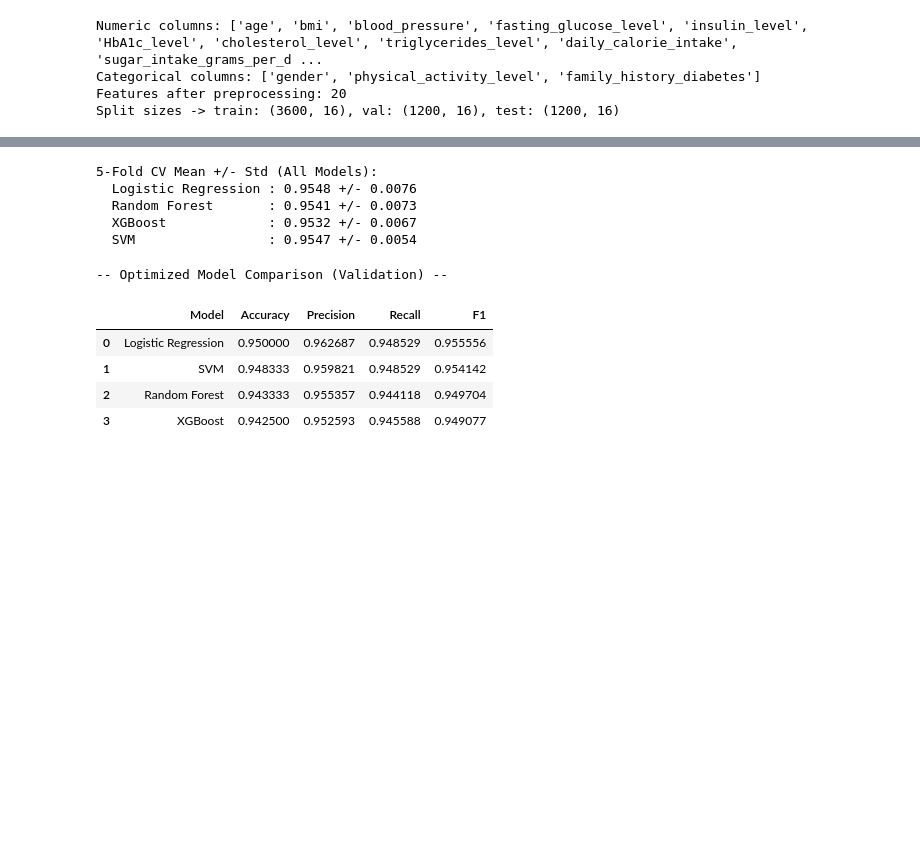
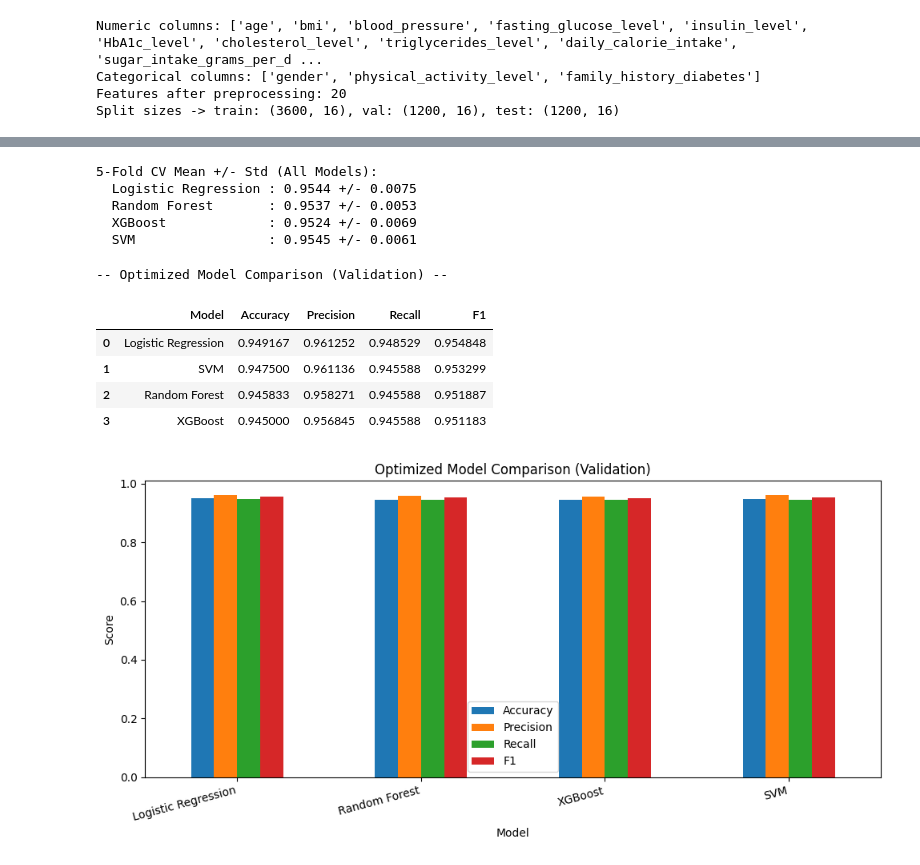
Before and after one commit to Priyansu-Nayak-10/Final-year-Research-Project, a Jupyter notebook: notebooks/diabetes_model.ipynb, the cells around one changed output, grey strips where cells are left out. Drawn from its saved outputs; the diff is of its cells as text; code cells hidden in the pictures; blank space fills up the shorter version.

```diff
--- a/notebooks/diabetes_model.ipynb
+++ b/notebooks/diabetes_model.ipynb
@@ -152,9 +145,12 @@ for k in k_values:
     X_train_temp = temp_selector.fit_transform(X_train_prep, y_train)
     X_val_temp = temp_selector.transform(X_val_prep)
 
+    # Apply SMOTE strictly for evaluating balanced baseline performance
+    smote_temp = SMOTE(random_state=42)
+    X_train_temp_sm, y_train_sm = smote_temp.fit_resample(X_train_temp, y_train)
+
     temp_model = RandomForestClassifier(random_state=42)
-
-    temp_model.fit(X_train_temp, y_train)
+    temp_model.fit(X_train_temp_sm, y_train_sm)
 
     preds = temp_model.predict(X_val_temp)
 
@@ -254,8 +257,8 @@ optimized_models = {}
 cv_scores_all = {}
 best_params_all = {}
 
-for model_name, cfg in model_tuning_plan.items():
 
+def make_objective(model_name, X_train, y_train, cv):
     def objective(trial):
         if model_name == "Logistic Regression":
             params = {
@@ -265,7 +268,6 @@ for model_name, cfg in model_tuning_plan.items():
                 "random_state": 42,
             }
             model = LogisticRegression(**params)
-
         elif model_name == "Random Forest":
             params = {
                 "n_estimators": trial.suggest_int("n_estimators", 100, 600),
@@ -275,7 +277,6 @@ for model_name, cfg in model_tuning_plan.items():
                 "n_jobs": -1,
             }
             model = RandomForestClassifier(**params)
-
         elif model_name == "XGBoost":
             params = {
                 "n_estimators": trial.suggest_int("n_estimators", 100, 800),
@@ -288,7 +289,6 @@ for model_name, cfg in model_tuning_plan.items():
                 "n_jobs": -1,
             }
             model = XGBClassifier(**params)
-
         else:  # SVM
             kernel = trial.suggest_categorical("kernel", ["linear", "rbf"])
             params = {
@@ -301,11 +301,16 @@ for model_name, cfg in model_tuning_plan.items():
                 params["gamma"] = trial.suggest_float("gamma", 1e-4, 1e0, log=True)
             model = SVC(**params)
 
-        scores = cross_val_score(model, X_train_prep, y_train, cv=cv, scoring="f1", n_jobs=-1)
+        scores = cross_val_score(model, X_train, y_train, cv=cv, scoring="f1", n_jobs=-1)
         return float(scores.mean())
+    return objective
 
+for model_name, cfg in model_tuning_plan.items():
     study = optuna.create_study(direction="maximize", sampler=optuna.samplers.TPESampler(seed=42))
-    study.optimize(objective, n_trials=cfg["n_trials"])
+    study.optimize(
+        make_objective(model_name, X_train_prep, y_train, cv),
+        n_trials=cfg["n_trials"],
+    )
     best_params_all[model_name] = study.best_params
 
     if model_name == "Logistic Regression":
@@ -355,38 +360,47 @@ for model_name, scores in cv_scores_all.items():
     print(f"  {model_name:<{name_width}} : {mean_f1:.4f} +/- {std_f1:.4f}")
 # %% [output]
 5-Fold CV Mean +/- Std (All Models):
-  Logistic Regression : 0.9548 +/- 0.0076
-  Random Forest       : 0.9541 +/- 0.0073
-  XGBoost             : 0.9532 +/- 0.0067
-  SVM                 : 0.9547 +/- 0.0054
+  Logistic Regression : 0.9544 +/- 0.0075
+  Random Forest       : 0.9537 +/- 0.0053
+  XGBoost             : 0.9524 +/- 0.0069
+  SVM                 : 0.9545 +/- 0.0061
 # %%
 # Compare optimized models on validation metrics.
 optimized_models = {
     "Logistic Regression": optimized_lr,
     "Random Forest": optimized_rf,
     "XGBoost": optimized_xgb,
     "SVM": optimized_svm,
 }
 
 optimized_results = []
 for name, model in optimized_models.items():
     y_val_pred = model.predict(X_val_prep)
 
     optimized_results.append({
         "Model": name,
         "Accuracy": accuracy_score(y_val, y_val_pred),
         "Precision": precision_score(y_val, y_val_pred),
         "Recall": recall_score(y_val, y_val_pred),
         "F1": f1_score(y_val, y_val_pred),
     })
 
 optimized_results_df = pd.DataFrame(optimized_results)[["Model", "Accuracy", "Precision", "Recall", "F1"]]
 print("\n-- Optimized Model Comparison (Validation) --")
 display(optimized_results_df.sort_values("F1", ascending=False).reset_index(drop=True))
+
+# Plot bar chart for Optimized Model Comparison (Validation)
+optimized_results_df.set_index("Model").plot(kind="bar", figsize=(10, 5))
+plt.title("Optimized Model Comparison (Validation)")
+plt.ylabel("Score")
+plt.xticks(rotation=15, ha="right")
+plt.tight_layout()
+plt.show()
 # %% [output]
 -- Optimized Model Comparison (Validation) --
 |  | Model | Accuracy | Precision | Recall | F1 |
-| 0 | Logistic Regression | 0.950000 | 0.962687 | 0.948529 | 0.955556 |
-| 1 | SVM | 0.948333 | 0.959821 | 0.948529 | 0.954142 |
-| 2 | Random Forest | 0.943333 | 0.955357 | 0.944118 | 0.949704 |
-| 3 | XGBoost | 0.942500 | 0.952593 | 0.945588 | 0.949077 |
+| 0 | Logistic Regression | 0.949167 | 0.961252 | 0.948529 | 0.954848 |
+| 1 | SVM | 0.947500 | 0.961136 | 0.945588 | 0.953299 |
+| 2 | Random Forest | 0.945833 | 0.958271 | 0.945588 | 0.951887 |
+| 3 | XGBoost | 0.945000 | 0.956845 | 0.945588 | 0.951183 |
+[figure, added]
```
Also changed, not shown: parts of 11 cells of this notebook, 4 other files.
